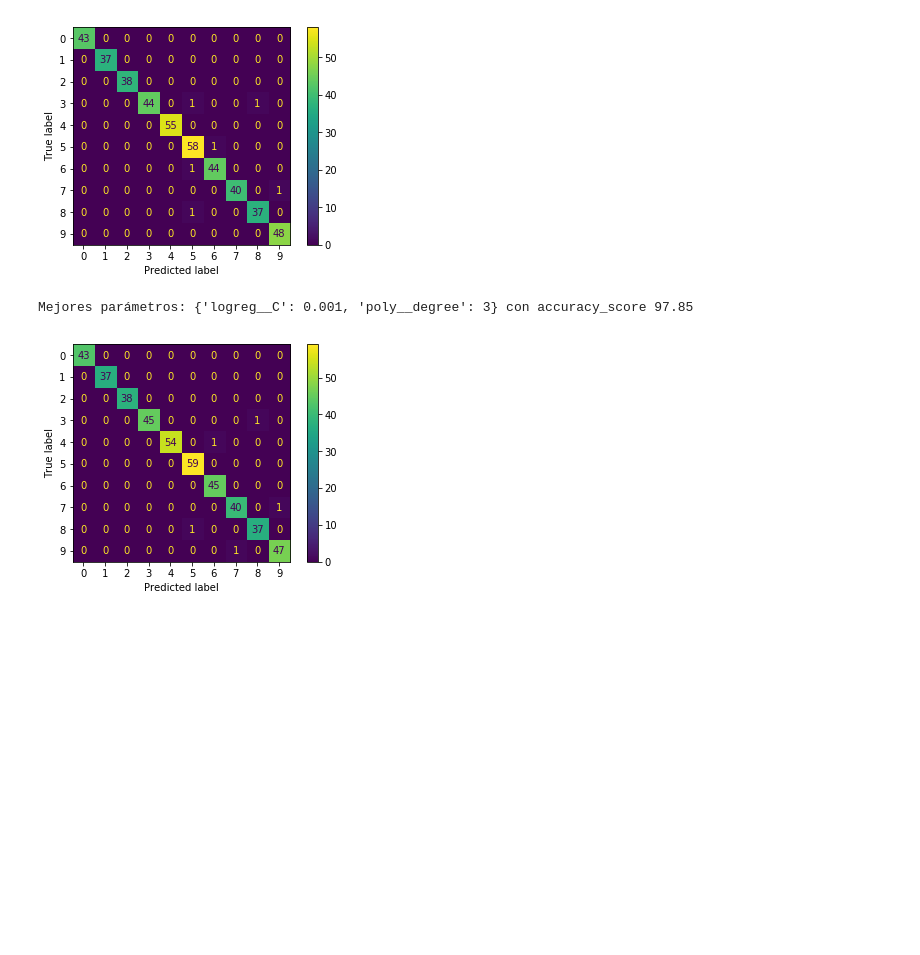
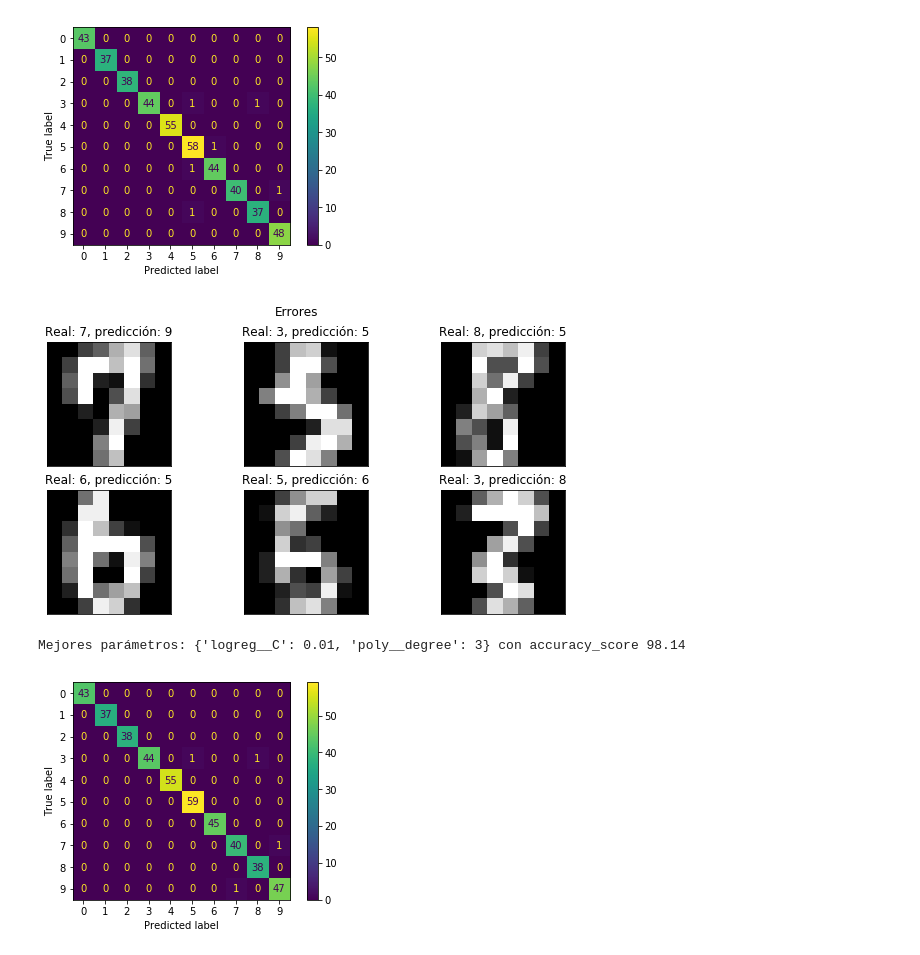
Before and after one commit to cazdlt/MLPython, a Jupyter notebook: clasificadores.ipynb, the cells around one changed output. Saved outputs shown, nothing was run; the diff lists cells and outputs as text; code cells hidden in the pictures; blank space fills up the shorter version.

```diff
--- a/clasificadores.ipynb
+++ b/clasificadores.ipynb
@@ -125,19 +177,29 @@ param_grid = [{
     'logreg__C': [0.01,1,100],
 }]
 
-# pipe.set_params(poly__degree=1,logreg__C=1)
-# pipe.fit(X_train,y_train)
-# y_pred=pipe.predict(X_test)
-# score=metrics.accuracy_score(y_test,y_pred)
-# print(score)
 
-search=GridSearchCV(pipe,param_grid=param_grid,cv=3)
-search.fit(X_train,y_train)
-metrics.plot_confusion_matrix(search,X_test,y_test)
-print(f"Mejores parámetros: {search.best_params_} con accuracy_score {100*search.best_score_:.2f}")
+search_lr=GridSearchCV(pipe,param_grid=param_grid,cv=3)
+search_lr.fit(X_train,y_train)
+metrics.plot_confusion_matrix(search_lr,X_test,y_test)
+print(f"Mejores parámetros: {search_lr.best_params_} con accuracy_score {100*search_lr.best_score_:.2f}")
 # %% [output]
 Mejores parámetros: {'logreg__C': 0.01, 'poly__degree': 2} con accuracy_score 97.70
 [figure]
+# %%
+#Graficar las predicciones incorrectas
+y_pred=search_lr.predict(X_test)
+
+errores=np.where(y_pred!=y_test)[0].reshape(-1,3)
+
+f,axes=plt.subplots(errores.shape[0],errores.shape[1],figsize=(10,5))
+f.suptitle("Errores")
+for num,ax in zip(errores.flatten(),axes.flatten()):
+    ax.imshow(X_test[num].reshape(8,8),cmap='gray')
+    ax.set_title(f"Real: {y_test[num]}, predicción: {y_pred[num]}")
+    ax.get_yaxis().set_visible(False)
+    ax.get_xaxis().set_visible(False)
+# %% [output]
+[figure, added]
 # %%
 #Regresión logística con PCA
 poly=PolynomialFeatures(include_bias=False)
@@ -152,10 +214,10 @@ param_grid = [{
     'logreg__C': [0.01,1,100],
 }]
 
-search=GridSearchCV(pipe,param_grid=param_grid,cv=3)
-search.fit(Xpca_train,ypca_train)
-metrics.plot_confusion_matrix(search,Xpca_test,ypca_test)
-print(f"Mejores parámetros: {search.best_params_} con accuracy_score {100*search.best_score_:.2f}")
+search_lr_pca=GridSearchCV(pipe,param_grid=param_grid,cv=3)
+search_lr_pca.fit(Xpca_train,y_train)
+metrics.plot_confusion_matrix(search_lr_pca,Xpca_test,y_test)
+print(f"Mejores parámetros: {search_lr_pca.best_params_} con accuracy_score {100*search_lr_pca.best_score_:.2f}")
 # %% [output]
-Mejores parámetros: {'logreg__C': 0.001, 'poly__degree': 3} con accuracy_score 97.85
+Mejores parámetros: {'logreg__C': 0.01, 'poly__degree': 3} con accuracy_score 98.14
 [figure]
```
Also changed, not shown: parts of 9 cells of this notebook, 2 other files.
